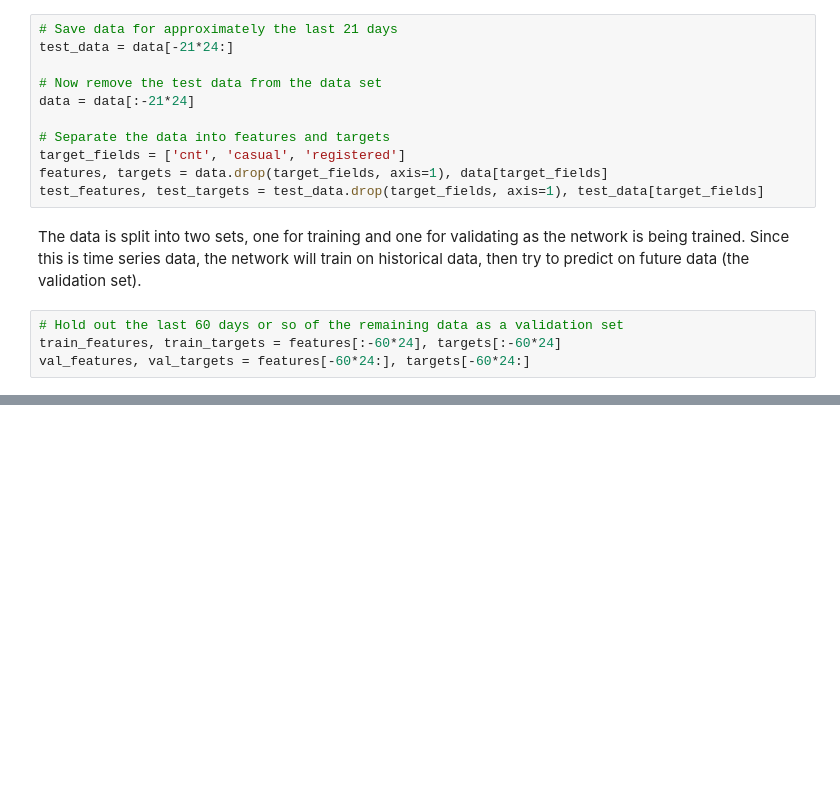
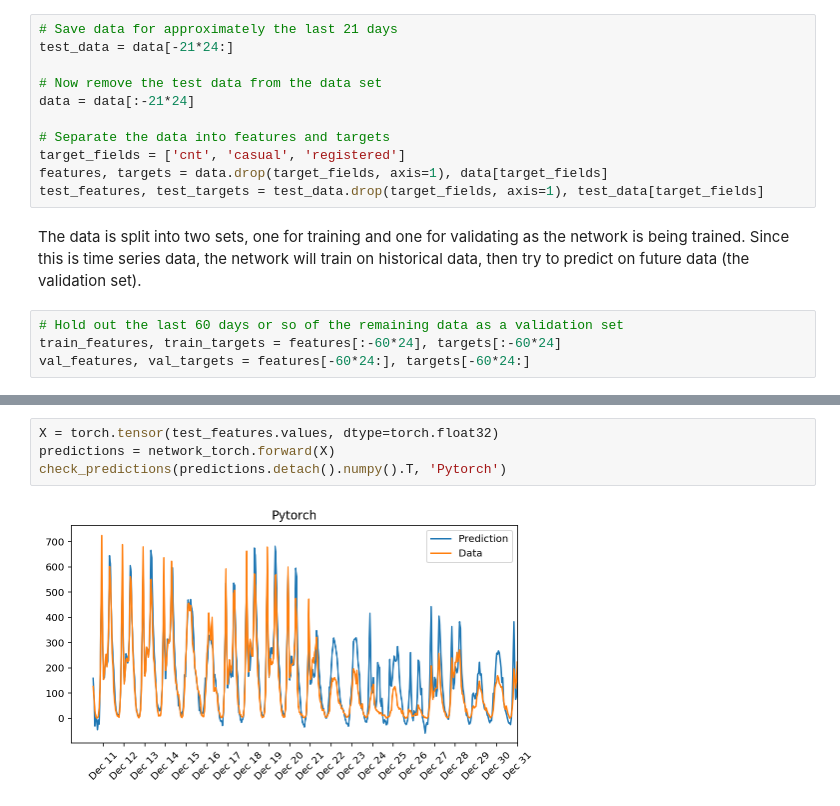
Before and after one commit to stef1927/dl-samples, a Jupyter notebook: numpy-nn/numpy_nn.ipynb, the cells around one changed output, grey strips where cells are left out. Drawn from its saved outputs; the diff is of its cells as text; blank space fills up the shorter version.

```diff
--- a/numpy-nn/numpy_nn.ipynb
+++ b/numpy-nn/numpy_nn.ipynb
@@ -292,0 +401,6 @@ _ = ax.set_xticklabels(dates[12::24], rotation=45)
+# %%
+X = torch.tensor(test_features.values, dtype=torch.float32)
+predictions = network_torch.forward(X)
+check_predictions(predictions.detach().numpy().T, 'Pytorch')
+# %% [output]
+[figure, added]
```
Also changed, not shown: parts of 19 cells of this notebook.
